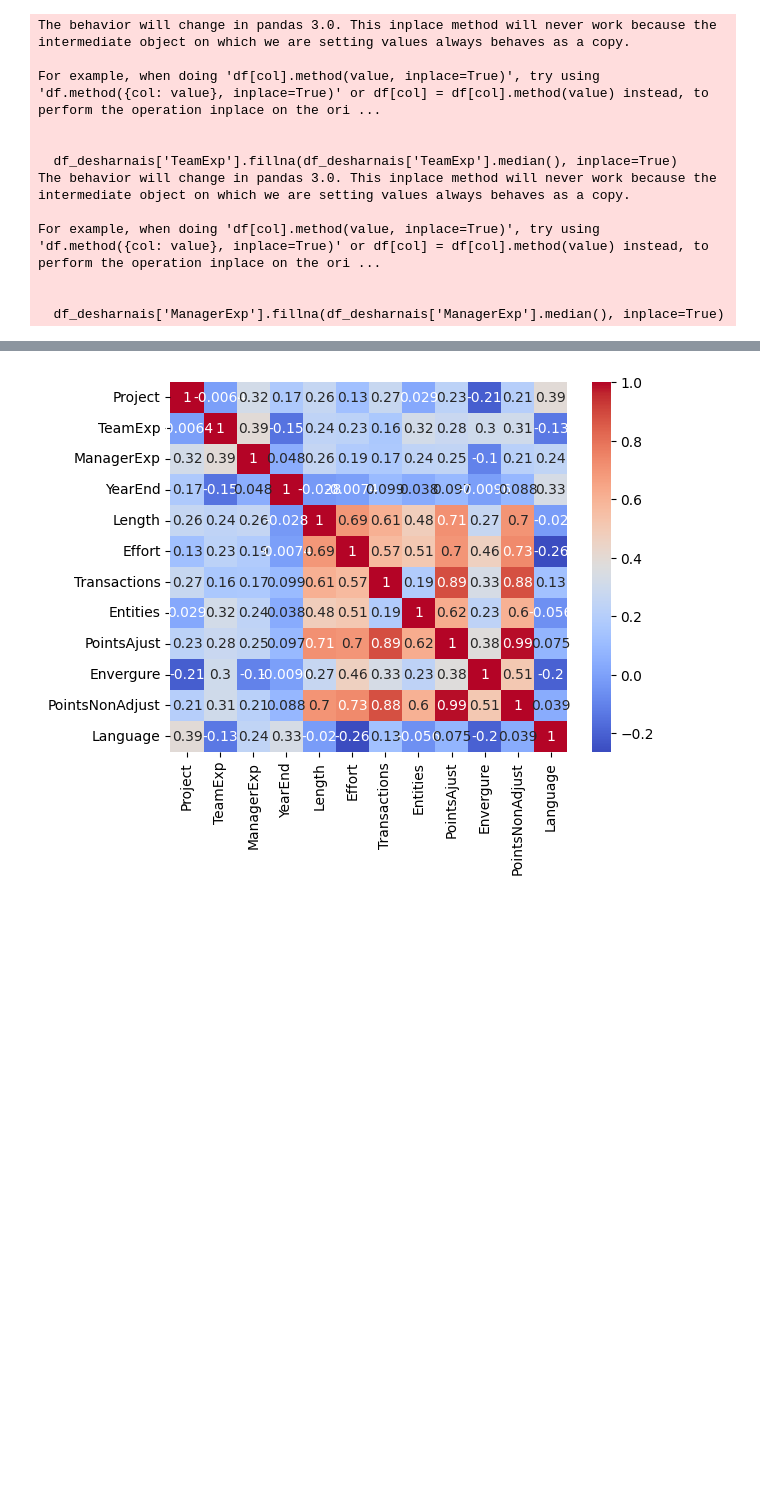
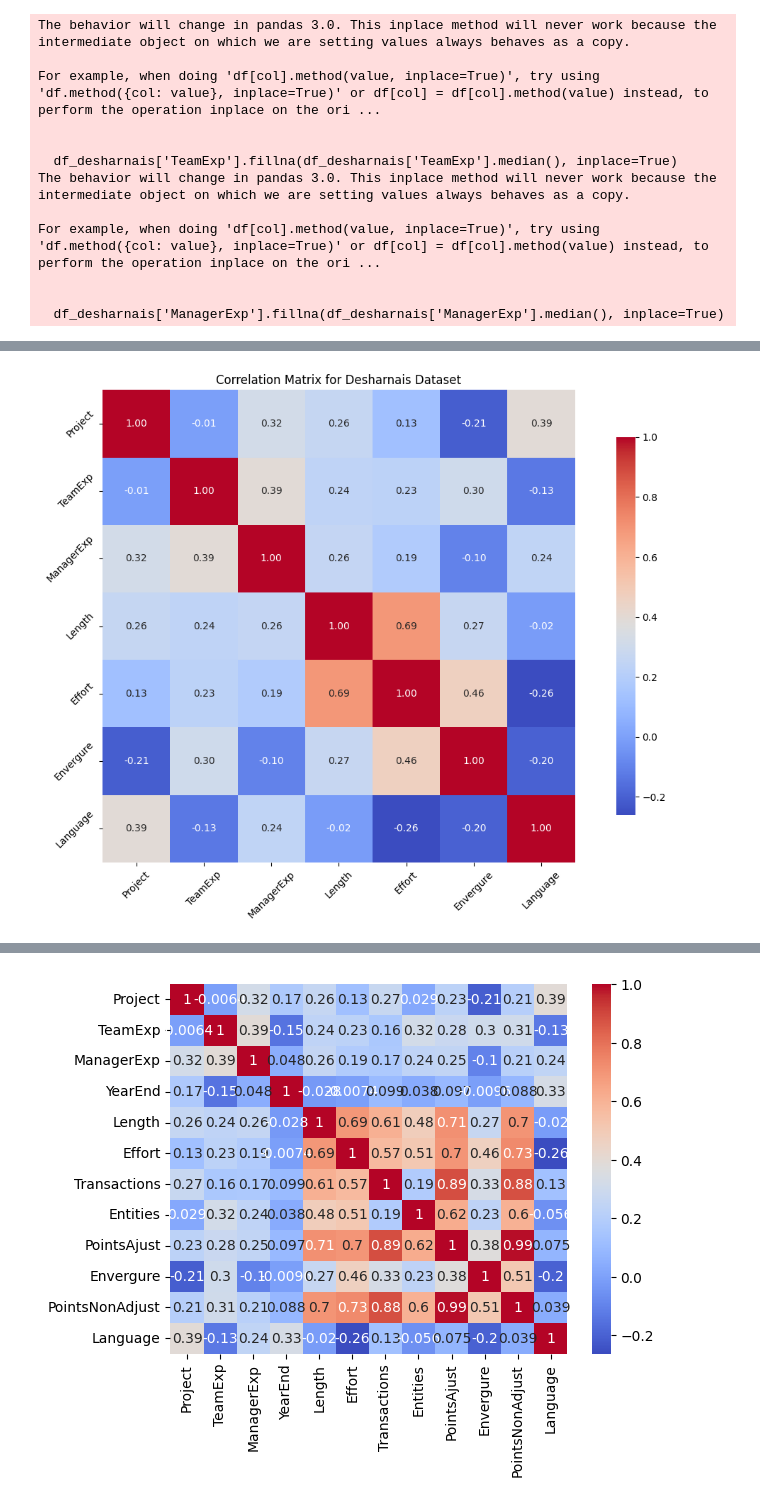
Before and after one commit to Vaishali054/Estimation-Model-for-Software-Development, a Jupyter notebook: Desharnais analysis.ipynb, the cells around one changed output, grey strips where cells are left out. Cells and saved outputs as stored; diff of their text form; code cells hidden in the pictures; blank space fills up the shorter version.

```diff
--- a/Desharnais analysis.ipynb
+++ b/Desharnais analysis.ipynb
@@ -40,0 +88,20 @@ For example, when doing 'df[col].method(value, inplace=True)', try using 'df.met
+# %%
+import seaborn as sns
+correlation_matrix = filtered_df_desharnais.corr()
+
+# Step 2: Set up the matplotlib figure
+plt.figure(figsize=(12, 8))
+
+# Step 3: Draw the heatmap
+sns.heatmap(correlation_matrix, annot=True, fmt='.2f', cmap='coolwarm', square=True, cbar_kws={"shrink": .8})
+
+# Add title and labels
+plt.title('Correlation Matrix for Desharnais Dataset')
+plt.xticks(rotation=45)
+plt.yticks(rotation=45)
+
+# Show the plot
+plt.tight_layout()  # Adjusts the plot to fit into the figure area.
+plt.show()
+# %% [output]
+[figure, added]
```
Also changed, not shown: parts of 32 cells of this notebook, 3 other files.
